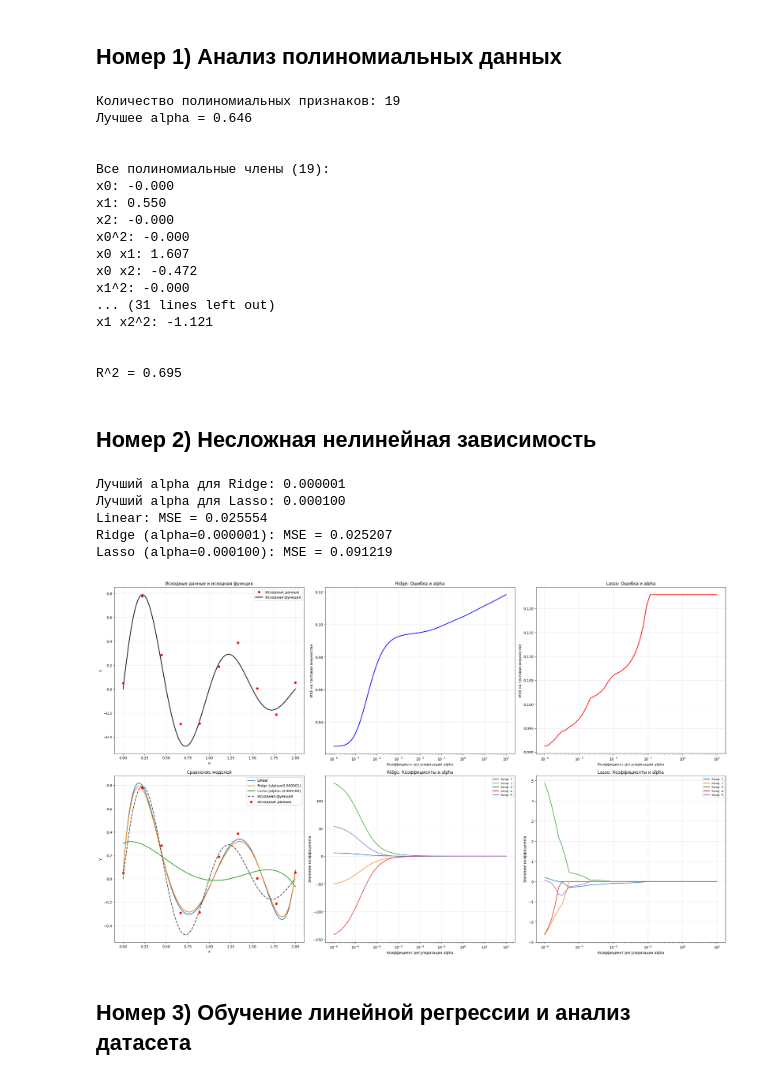
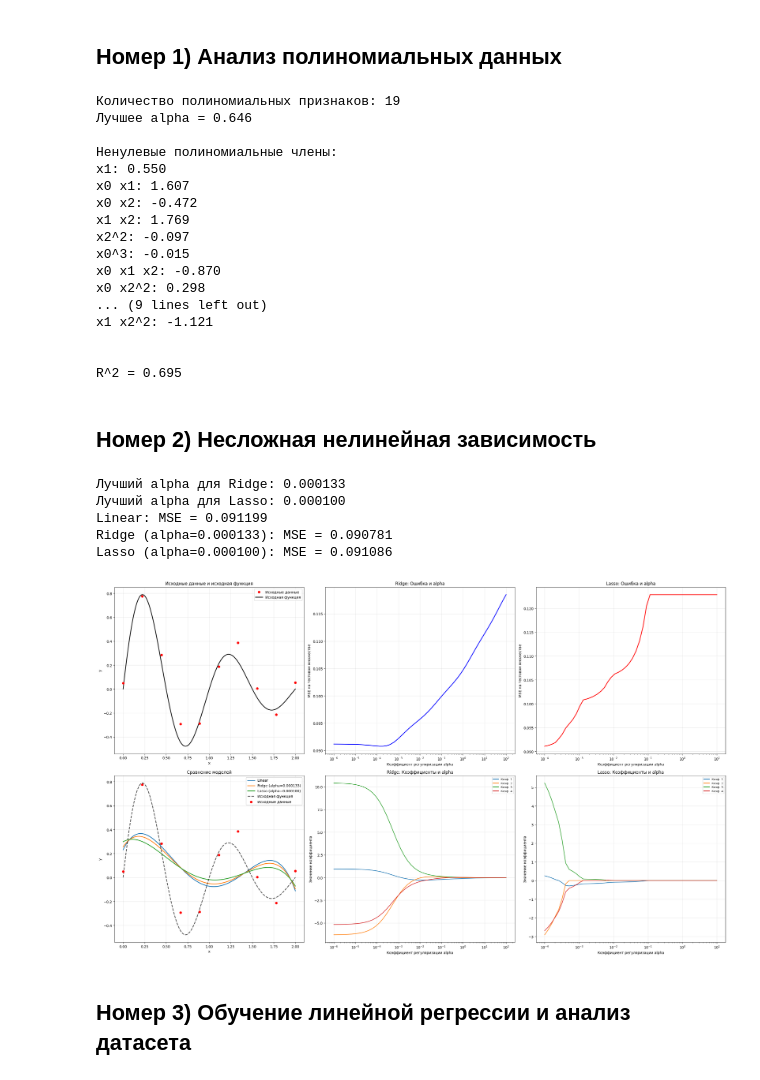
Before and after one commit to draindag/ml_practice, a Jupyter notebook: DZ_2.ipynb, the cells around one changed output. Saved outputs shown, nothing was run; the diff lists cells and outputs as text; code cells hidden in the pictures.

```diff
--- a/DZ_2.ipynb
+++ b/DZ_2.ipynb
@@ -35,10 +35,10 @@ lasso_cv.fit(X_polynomial_features, y)
 
 print(f'Лучшее alpha = {lasso_cv.alpha_:.3f}')
 
-print('\n')
-print(f'Все полиномиальные члены ({len(feature_names)}):')
-for feature, coef in zip(feature_names, lasso_cv.coef_):
-    print(f'{feature}: {coef:.3f}')
+# print('\n')
+# print(f'Все полиномиальные члены ({len(feature_names)}):')
+# for feature, coef in zip(feature_names, lasso_cv.coef_):
+#     print(f'{feature}: {coef:.3f}')
 
 # Получаем коэффициенты
 selected_features = feature_names[lasso_cv.coef_ != 0]
@@ -48,7 +48,7 @@ print("\nНенулевые полиномиальные члены:")
 for feature, coef in zip(selected_features, selected_coefficent):
     print(f'{feature}: {coef:.3f}')
 
-print("\nЗначимые полиномиальные члены:")
+print("\nНаиболее значимые полиномиальные члены:")
 for feature, coef in zip(selected_features, selected_coefficent):
     if abs(coef) >= 0.5:
         print(f'{feature}: {coef:.3f}')
@@ -61,16 +61,16 @@ print(f'R^2 = {r2:.3f}')
 Количество полиномиальных признаков: 19
 Лучшее alpha = 0.646
 
-
-Все полиномиальные члены (19):
-x0: -0.000
+Ненулевые полиномиальные члены:
 x1: 0.550
-x2: -0.000
-x0^2: -0.000
 x0 x1: 1.607
 x0 x2: -0.472
-x1^2: -0.000
-... (31 lines left out)
+x1 x2: 1.769
+x2^2: -0.097
+x0^3: -0.015
+x0 x1 x2: -0.870
+x0 x2^2: 0.298
+... (9 lines left out)
 x1 x2^2: -1.121
 
 
@@ -92,8 +92,8 @@ y_train_small = true_function(X_train_small).ravel() + np.random.normal(0, 0.1,
 X_test = np.linspace(0, 2, 500).reshape(-1, 1)
 y_test = true_function(X_test).ravel() + np.random.normal(0, 0.1, 500)
 
-# Создаём полиномиальные признаки со степенью 5
-poly_transformer = PolynomialFeatures(degree=5, include_bias=False)
+# Создаём полиномиальные признаки со степенью 4
+poly_transformer = PolynomialFeatures(degree=4, include_bias=False)
 
 # Исследуем Ridge регрессию
 alphas_ridge = np.logspace(-6, 2, 50)
@@ -196,38 +196,38 @@ models = {
         ('poly', poly_transformer),
         ('scaler', StandardScaler()),
         ('model', Lasso(alpha=best_lasso_alpha, max_iter=10000))
     ])
 }
 
 # Обучение и прогнозирование
 for name, model in models.items():
     model.fit(X_train_small, y_train_small)
     y_pred = model.predict(X_test)
     mse = mean_squared_error(y_test, y_pred)
     print(f"{name}: MSE = {mse:.6f}")
 
 # Визуализация предсказаний
 for name, model in models.items():
     y_pred = model.predict(X_test)
     axes[1, 0].plot(X_test, y_pred, label=name, linewidth=2)
 
 axes[1, 0].plot(X_test, true_function(X_test), 'k--', label='Исходная функция', linewidth=2, alpha=0.7)
 axes[1, 0].scatter(X_train_small, y_train_small, color='red', label='Исходные данные', zorder=5)
 axes[1, 0].set_xlabel('x')
 axes[1, 0].set_ylabel('y')
 axes[1, 0].set_title('Сравнение моделей')
 axes[1, 0].legend()
 axes[1, 0].grid(True, alpha=0.3)
 
 plt.tight_layout()
 plt.show()
 # %% [output]
-Лучший alpha для Ridge: 0.000001
+Лучший alpha для Ridge: 0.000133
 Лучший alpha для Lasso: 0.000100
-Linear: MSE = 0.025554
-Ridge (alpha=0.000001): MSE = 0.025207
-Lasso (alpha=0.000100): MSE = 0.091219
+Linear: MSE = 0.091199
+Ridge (alpha=0.000133): MSE = 0.090781
+Lasso (alpha=0.000100): MSE = 0.091086
-[figure, old version]
+[figure, new version]
 # %% [markdown]
 ## Номер 3) Обучение линейной регрессии и анализ датасета
 # %%
```
Also changed, not shown: parts of 1 cell of this notebook.
